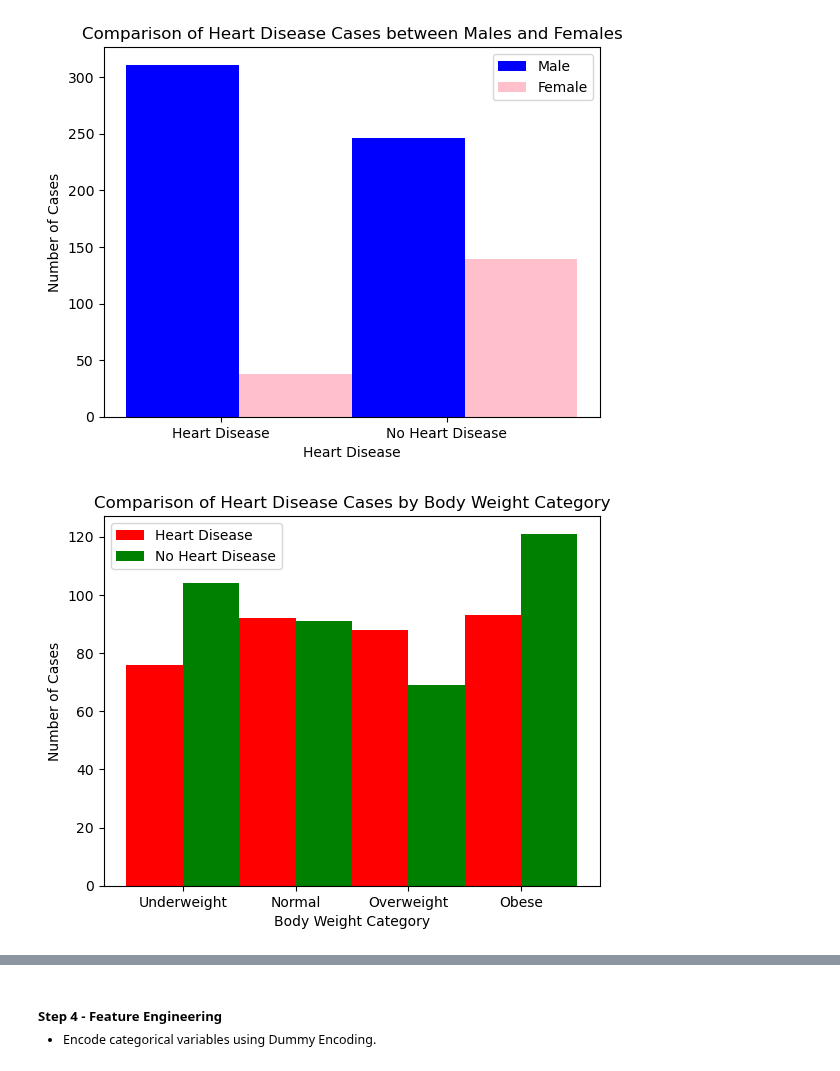
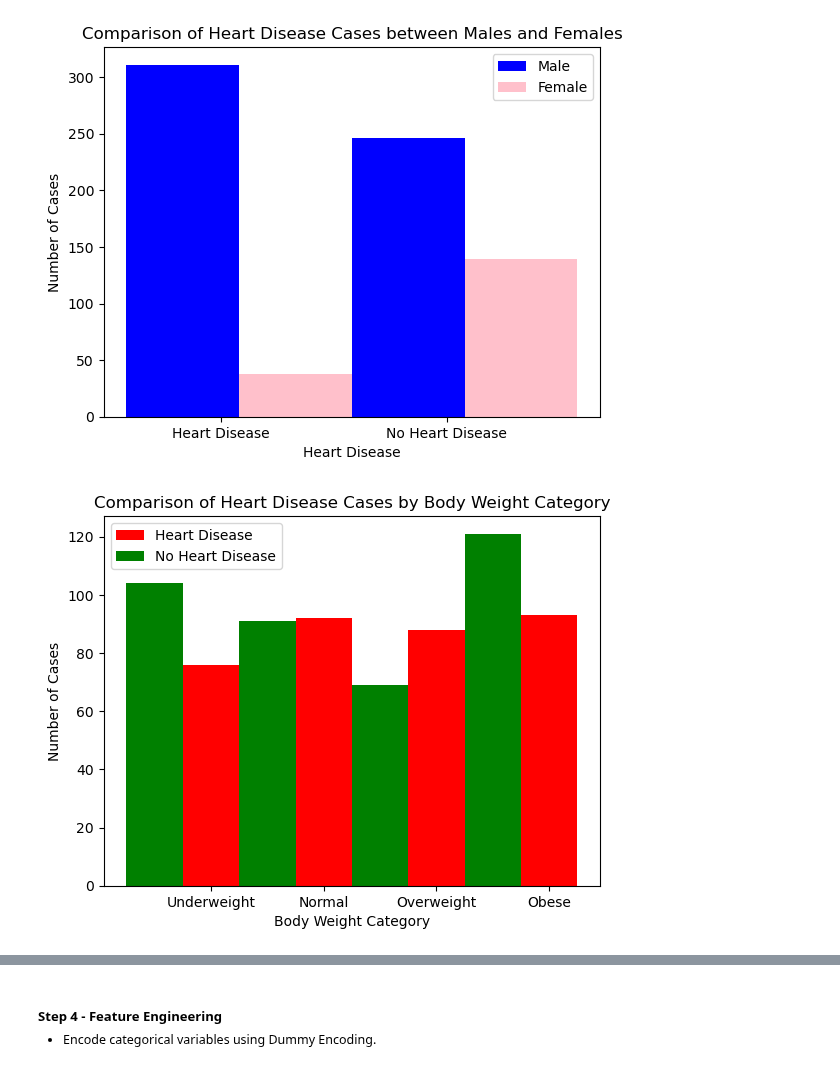
Before and after one commit to TJ-Abbing/Data-Science, a Jupyter notebook: OP-2/assignments/final/Final-assignment.ipynb, the cells around one changed output, grey strips where cells are left out. Drawn from its saved outputs; the diff is of its cells as text; code cells hidden in the pictures.

Commit message:
Updated: description & visualizations.

```diff
--- a/OP-2/assignments/final/Final-assignment.ipynb
+++ b/OP-2/assignments/final/Final-assignment.ipynb
@@ -324,39 +336,33 @@ categories = ['Underweight', 'Normal', 'Overweight', 'Obese']
 heart_disease = df[df['HeartDisease'] == 1]['BodyWeightCategory']
 no_heart_disease = df[df['HeartDisease'] == 0]['BodyWeightCategory']
 
 # Set the number of categories and the width of each bar.
 bar_width = 0.5
 
 # Set the x-axis positions for the bars based on the desired order.
 heart_disease_positions = range(len(categories))
-no_heart_disease_positions = [x + bar_width for x in heart_disease_positions]
+no_heart_disease_positions = [x - bar_width for x in heart_disease_positions]
 
 # Set the heights of the bars.
 heart_disease_heights = [len(heart_disease[heart_disease == category]) for category in categories]
 no_heart_disease_heights = [len(no_heart_disease[no_heart_disease == category]) for category in categories]
 
 # Create the bar plot.
 plt.bar(heart_disease_positions, heart_disease_heights, bar_width, label='Heart Disease', color='red')
 plt.bar(no_heart_disease_positions, no_heart_disease_heights, bar_width, label='No Heart Disease', color='green')
 
 # Add labels and title to the plot.
 plt.xlabel('Body Weight Category')
 plt.ylabel('Number of Cases')
 plt.title('Comparison of Heart Disease Cases by Body Weight Category')
 
 # Add x-axis tick labels based on the desired order.
-plt.xticks([x + bar_width / 2 for x in heart_disease_positions], categories)
+plt.xticks([x for x in heart_disease_positions], categories)  # Adjusted to center x-axis labels
 
 # Add legend to the plot.
 plt.legend()
 
 # Show the plot.
 plt.show()
-
-# The relation between body weight and heart disease seems rather unexpected. I thought people with a higher body weight would be more prone to heart disease
-# but weight seems to have no clear effect so the "BodyWeightCategory" column will be dropped.
-df = df.drop(columns=['BodyWeightCategory'])
-# GeneticMarkers also seem not relevant.
-df=df.drop(columns=['GeneticMarker1', 'GeneticMarker2'])
 # %% [output]
-[figure, old version]
+[figure, new version]
```
Also changed, not shown: parts of 8 cells of this notebook.
